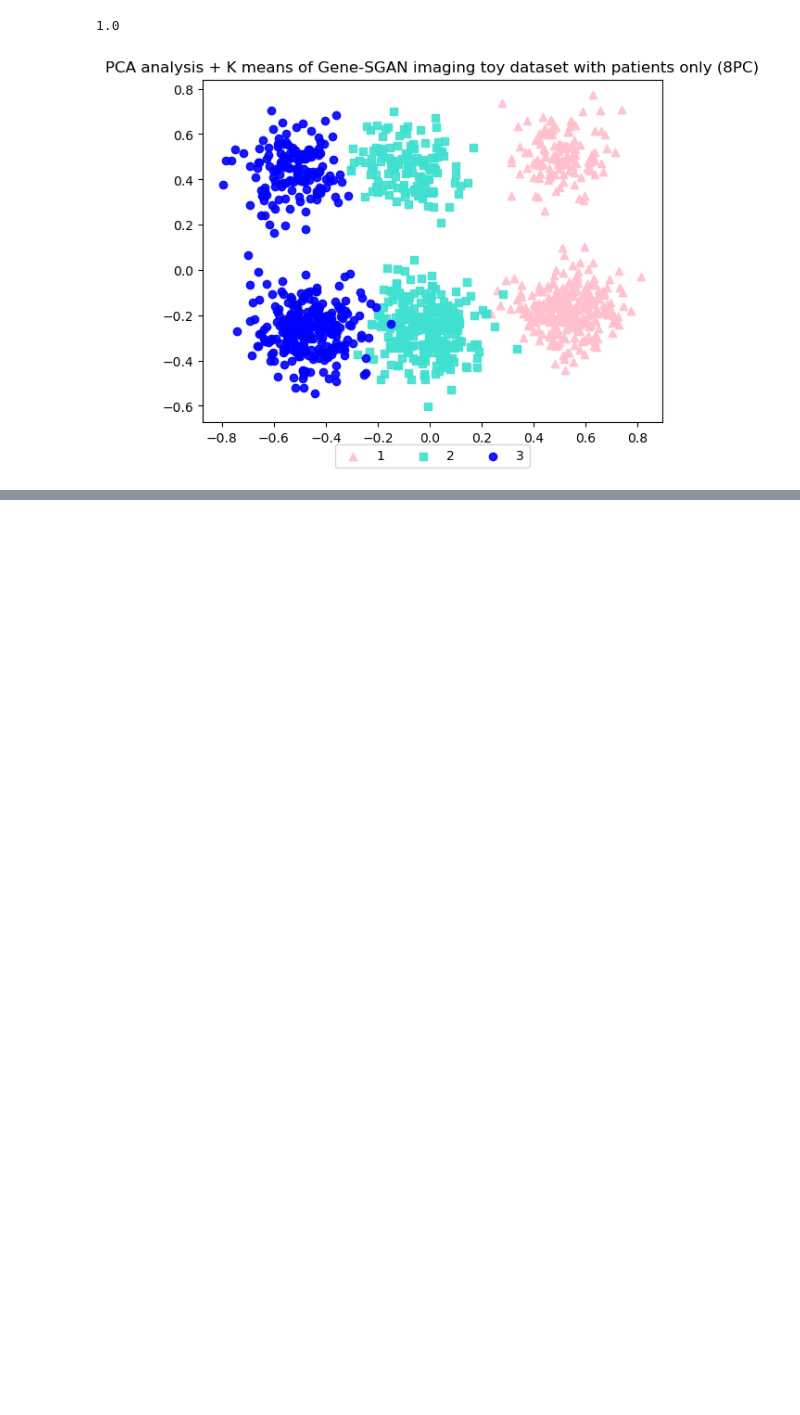
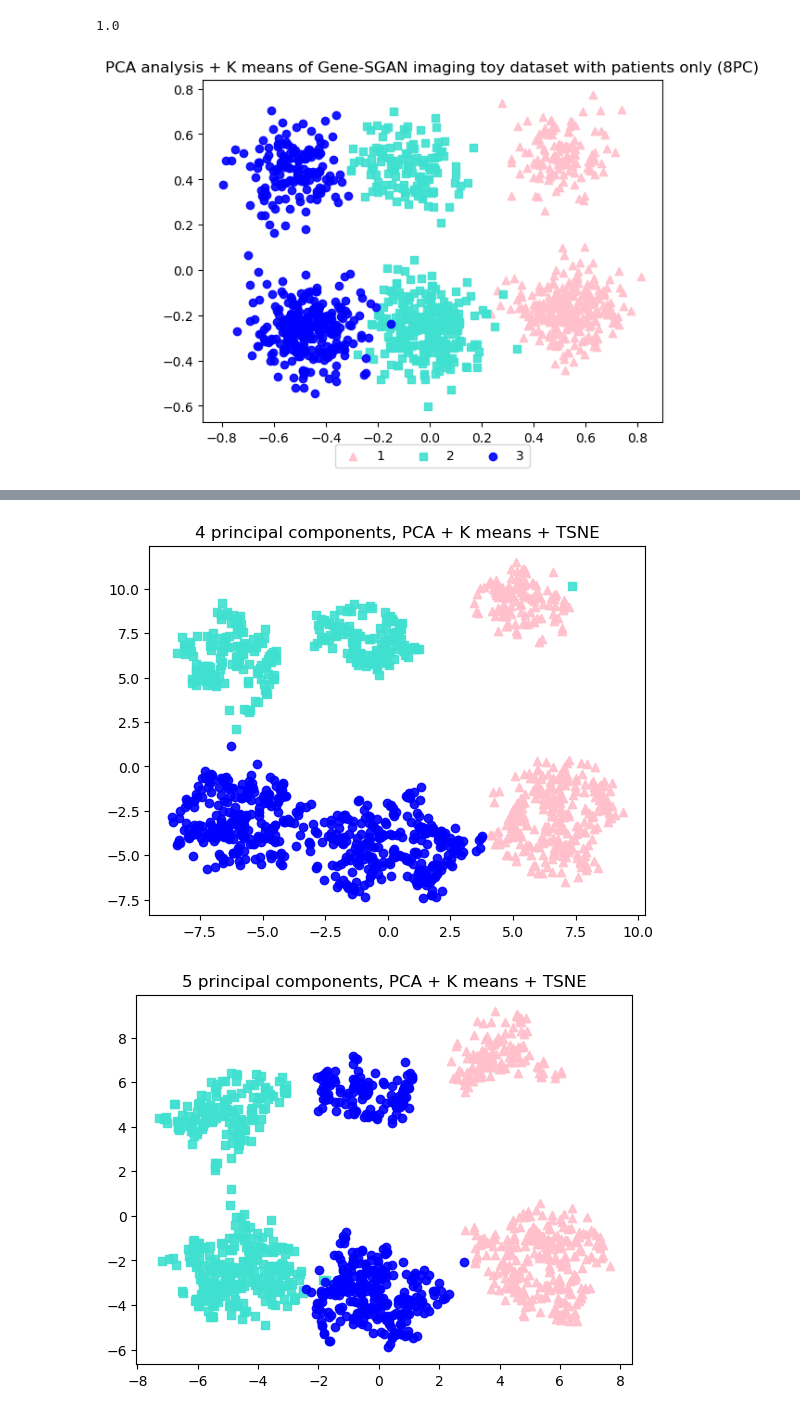
Before and after one commit to miranda2436/gene-sgan, a Jupyter notebook: pca.ipynb, the cells around one changed output, grey strips where cells are left out. Cells and saved outputs as stored; diff of their text form; code cells hidden in the pictures; blank space fills up the shorter version.

```diff
--- a/pca.ipynb
+++ b/pca.ipynb
@@ -254,0 +284,23 @@ for i in range(10):
+# %%
+for i in range(4):
+    a = i+2
+    if a > 3:
+        pca = PCA(n_components=a,random_state=42)
+        pca_result = pca.fit_transform(patient_minimal)
+        x = TSNE(n_components = a, method = "exact").fit_transform(pca_result)
+        kmeans = KMeans(n_clusters=3, random_state=0, n_init="auto").fit(pca_result)
+        y = kmeans.labels_
+        fig, ax = plt.subplots()
+
+        for l, c, m in zip([0,1,2], ["pink", "turquoise", "blue"], ('^', 's', "o")):
+            ax.scatter(x[y == l, 0],
+                        x[y == l, 1],
+                        color=c,
+                        label='cluster %s' % l,
+                        alpha=0.9,
+                        marker=m
+                        )
+        plt.title(f"{a} principal components, PCA + K means + TSNE")
+# %% [output]
+[figure, added]
+[figure, added]
```
Also changed, not shown: parts of 5 cells of this notebook.
